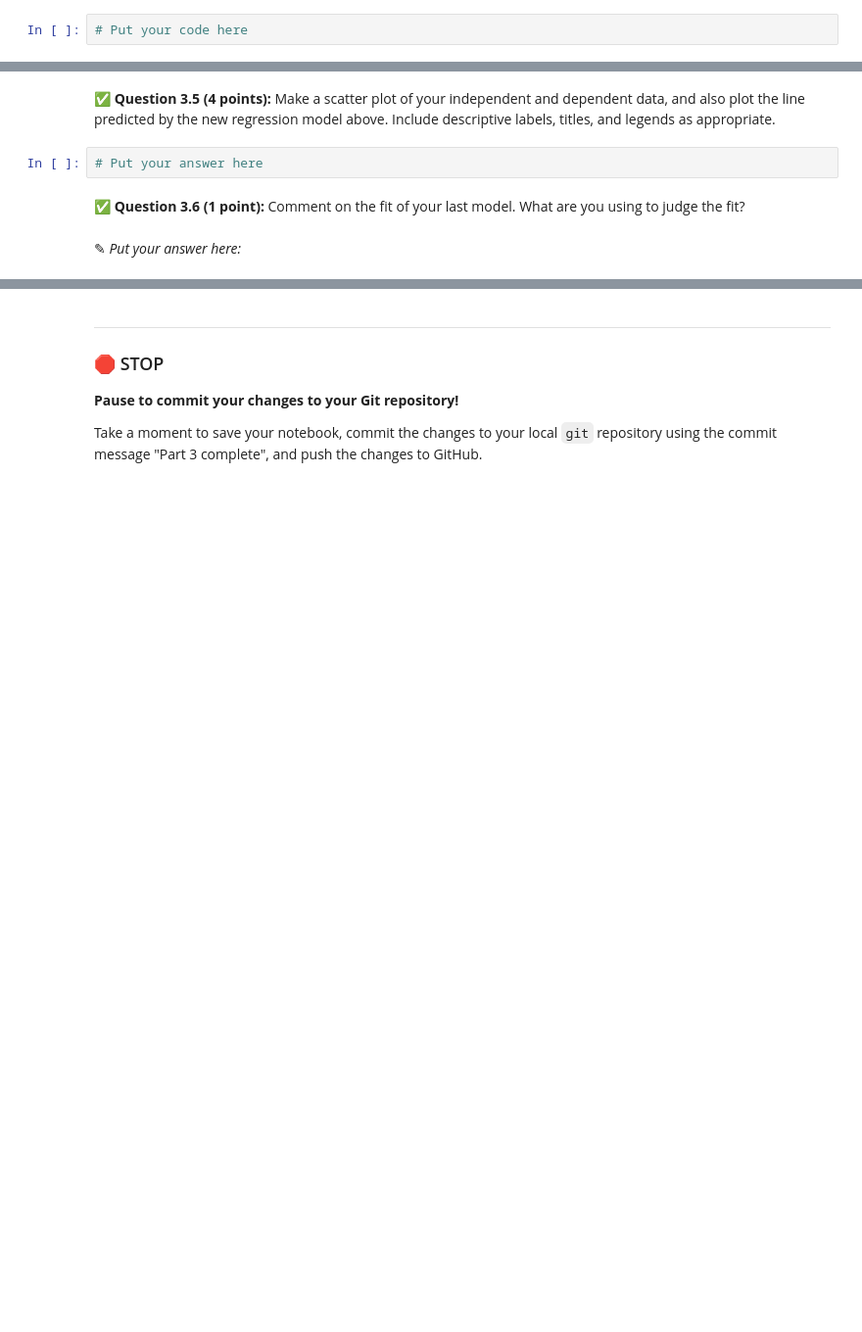
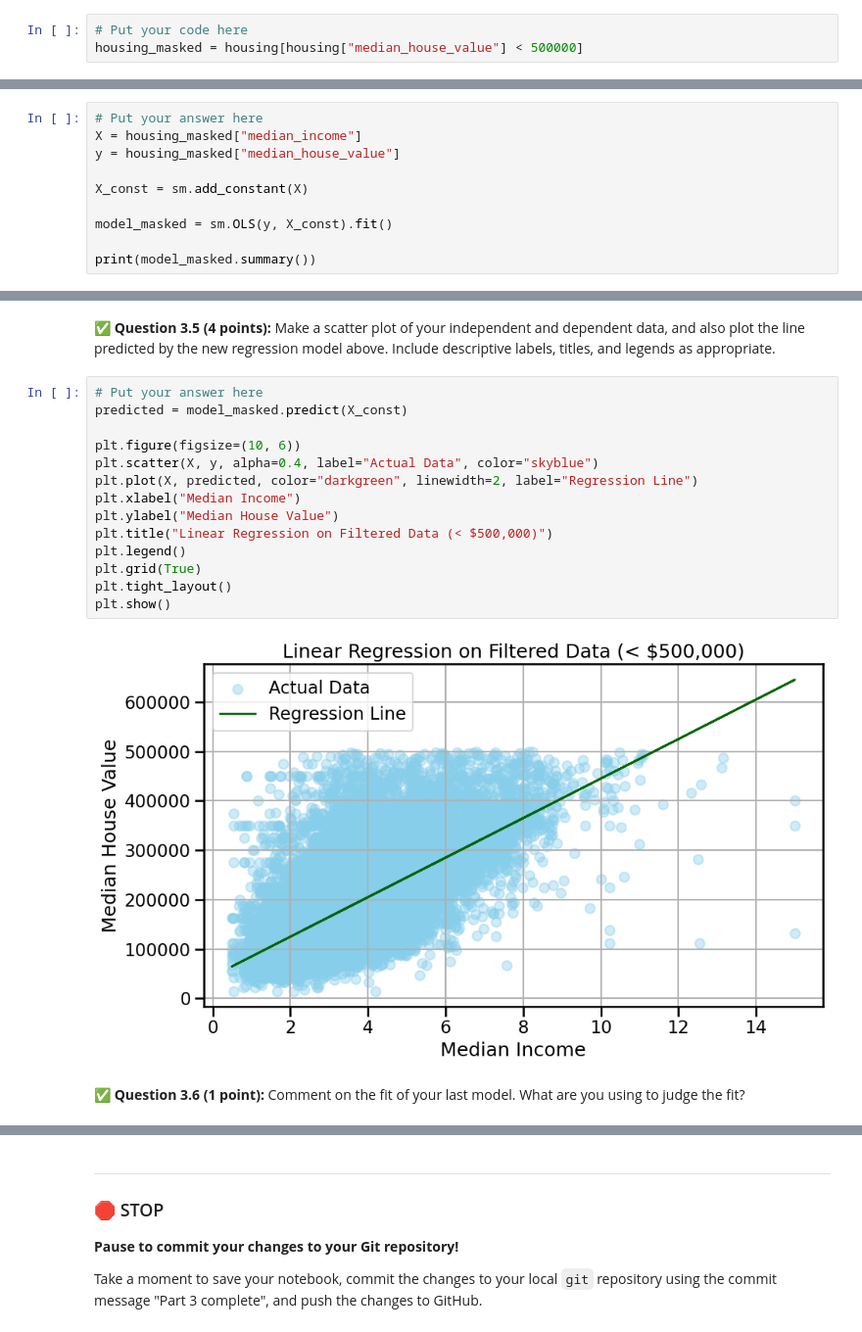
Before and after one commit to Jil-mueller/CMSE202-f25-turnin, a Jupyter notebook: hw-03/HW-03_Regression-F25-STUDENT.ipynb, the cells around one changed output, grey strips where cells are left out. Shown at 98% size. Drawn from its saved outputs; the diff is of its cells as text; blank space fills up the shorter version.

```diff
--- a/hw-03/HW-03_Regression-F25-STUDENT.ipynb
+++ b/hw-03/HW-03_Regression-F25-STUDENT.ipynb
@@ -229,5 +269,6 @@ In this part, we'll perform some one-variable linear regression analysis on the
 **Do this:** Now mask the housing dataset to exclude all data points with a median house value of at least $500,000.
 # %%
 # Put your code here
+housing_masked = housing[housing["median_house_value"] < 500000]
 # %% [markdown]
 &#9989; **Question 3.4 (4 points):** Now make a simple linear regression model that predicts "median_house_value" using "median_income" as the independent variable, on this new data subset. Be sure to use the `add_constant()` method to include a constant term in your model.
@@ -235,0 +275,10 @@ In this part, we'll perform some one-variable linear regression analysis on the
+# %%
+# Put your answer here
+X = housing_masked["median_income"]
+y = housing_masked["median_house_value"]
+
+X_const = sm.add_constant(X)
+
+model_masked = sm.OLS(y, X_const).fit()
+
+print(model_masked.summary())
@@ -236,8 +303,20 @@ In this part, we'll perform some one-variable linear regression analysis on the
 # %% [markdown]
 &#9989; **Question 3.5 (4 points):** Make a scatter plot of your independent and dependent data, and also plot the line predicted by the new regression model above. Include descriptive labels, titles, and legends as appropriate.
-# %%
-# Put your answer here
+# %%
+# Put your answer here
+predicted = model_masked.predict(X_const)
+
+plt.figure(figsize=(10, 6))
+plt.scatter(X, y, alpha=0.4, label="Actual Data", color="skyblue")
+plt.plot(X, predicted, color="darkgreen", linewidth=2, label="Regression Line")
+plt.xlabel("Median Income")
+plt.ylabel("Median House Value")
+plt.title("Linear Regression on Filtered Data (< $500,000)")
+plt.legend()
+plt.grid(True)
+plt.tight_layout()
+plt.show()
+# %% [output]
+[figure, added]
 # %% [markdown]
 &#9989; **Question 3.6 (1 point):** Comment on the fit of your last model. What are you using to judge the fit?
-# %% [markdown]
-<font size=+3>&#9998;</font> _Put your answer here:_
```
Also changed, not shown: parts of 10 cells of this notebook.
